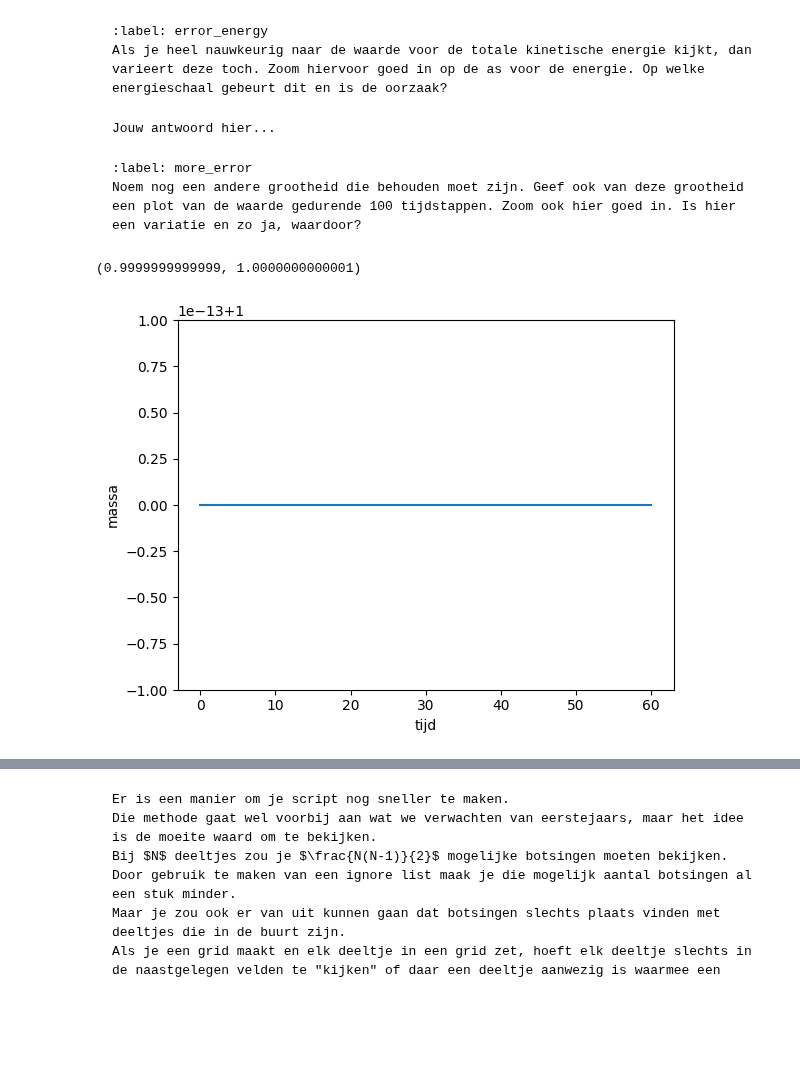
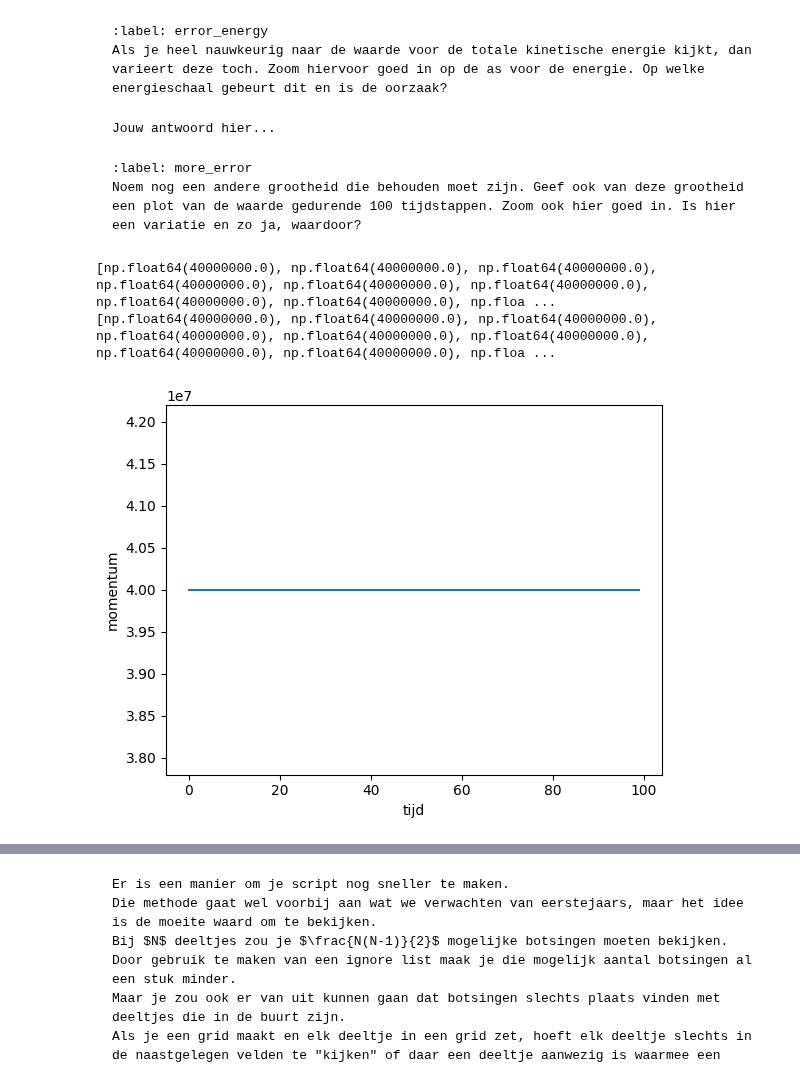
Before and after one commit to arenmeghdadi/314159265358979323846264338, a Jupyter notebook: Content/PySim/3_recap.ipynb, the cells around one changed output, grey strips where cells are left out. Drawn from its saved outputs; the diff is of its cells as text; code cells hidden in the pictures; blank space fills up the shorter version.

````diff
--- a/Content/PySim/3_recap.ipynb
+++ b/Content/PySim/3_recap.ipynb
@@ -305,10 +297,15 @@ Maak een plot van de totale kinetische energie als functie van de tijd gedurende
 ```
 # %%
 #your code/answer
+kinenergy = []
+for i in range(100):
+    take_time_step(particles)
+    kinenergy.append(sum([p.kin_energy for p in particles]))
 
-tijd = np.linspace(0, 60, 40)
-plt.plot(tijd, kinenergy)
+print(kinenergy)
+plt.plot(kinenergy)
 plt.xlabel('tijd')
 plt.ylabel('kinetische energie')
-plt.ylim(8.4049999999e16, 8.4050000001e16)
+#plt.ylim(8.4049999999e16, 8.4050000001e16)
+print(kinenergy)
 # %% [output]
@@ -331,16 +329,21 @@ Jouw antwoord hier...
 Noem nog een andere grootheid die behouden moet zijn. Geef ook van deze grootheid een plot van de waarde gedurende 100 tijdstappen. Zoom ook hier goed in. Is hier een variatie en zo ja, waardoor?
 ```
 # %%
-massa = np.array([p.m for p in particles])
-plt.plot(tijd, massa)
+momentum = []
+for i in range(100):
+    take_time_step(particles)
+    momentum.append(sum([np.linalg.norm(p.momentum) for p in particles]))
+   # momentum.append(sum(p.momentum for p in particles))
+print(momentum)
+plt.plot(momentum)
 plt.xlabel('tijd')
-plt.ylabel('massa')
-plt.ylim(0.9999999999999, 1.0000000000001)
-
+plt.ylabel('momentum')
+print(momentum)
 #er is geen variatie maar ik denk dat dat fout is.
 # %% [output]
-(0.9999999999999, 1.0000000000001)
+[np.float64(40000000.0), np.float64(40000000.0), np.float64(40000000.0), np.float64(40000000.0), np.float64(40000000.0), np.float64(40000000.0), np.float64(40000000.0), np.float64(40000000.0), np.floa ...
+[np.float64(40000000.0), np.float64(40000000.0), np.float64(40000000.0), np.float64(40000000.0), np.float64(40000000.0), np.float64(40000000.0), np.float64(40000000.0), np.float64(40000000.0), np.floa ...
-[figure, old version]
+[figure, new version]
 # %% [markdown]
 
 Voor simulaties waarbij de kans op botsingen heel groot is (richting vloeistof), is er een handige methode om de snelheid van je simulatie op te voeren.
````
Also changed, not shown: parts of 7 cells of this notebook.
